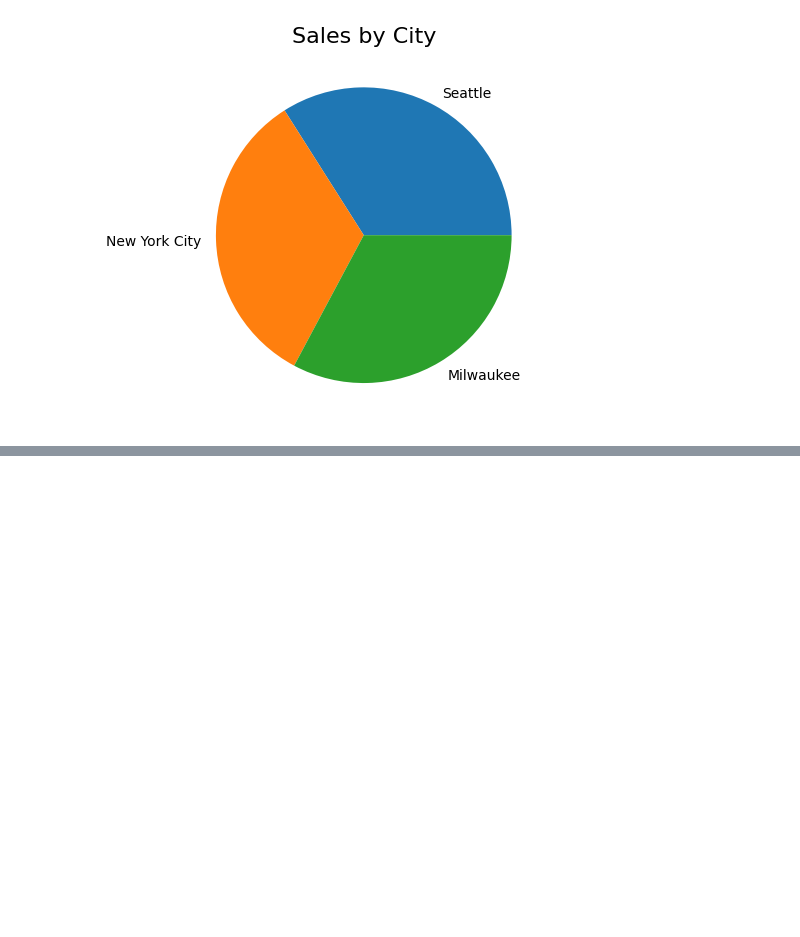
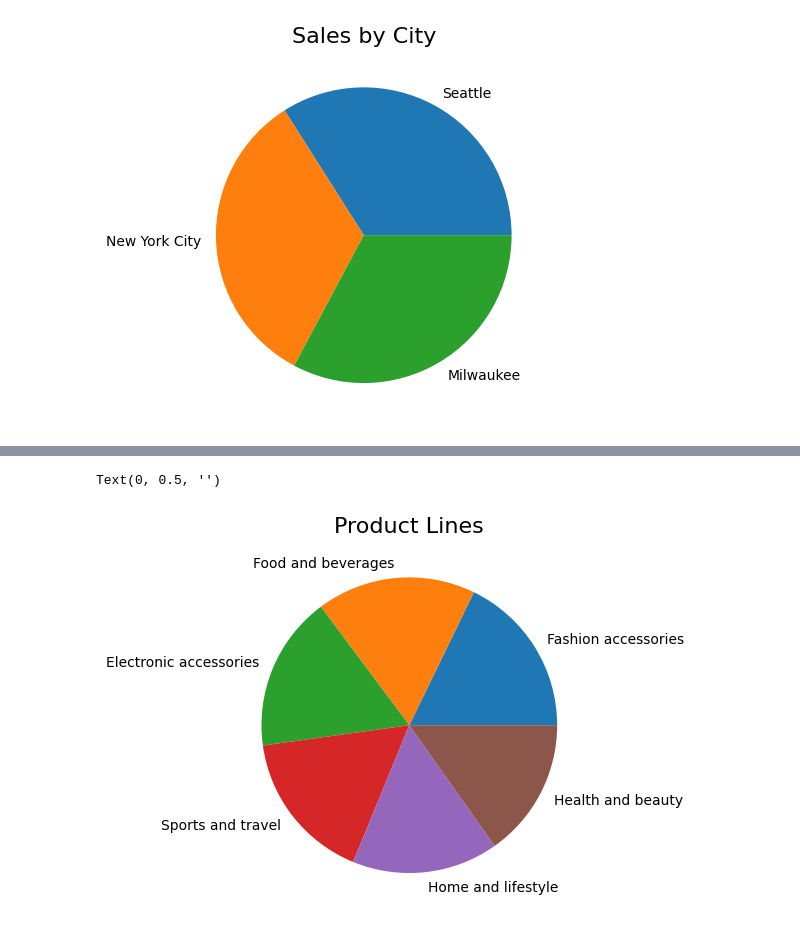
Before and after one commit to callred88/Dataanalysis, a Jupyter notebook: salesanalysis.ipynb, the cells around one changed output, grey strips where cells are left out. Drawn from its saved outputs; the diff is of its cells as text; code cells hidden in the pictures; blank space fills up the shorter version.

```diff
--- a/salesanalysis.ipynb
+++ b/salesanalysis.ipynb
@@ -160,0 +163,7 @@ plt.title("Customer Types", fontsize= 16);
+# %%
+sales_df["Product_Line"].value_counts().plot.pie()
+plt.title("Product Lines", fontsize= 16);
+plt.ylabel('')
+# %% [output]
+Text(0, 0.5, '')
+[figure, added]
```
Also changed, not shown: parts of 1 cell of this notebook.
